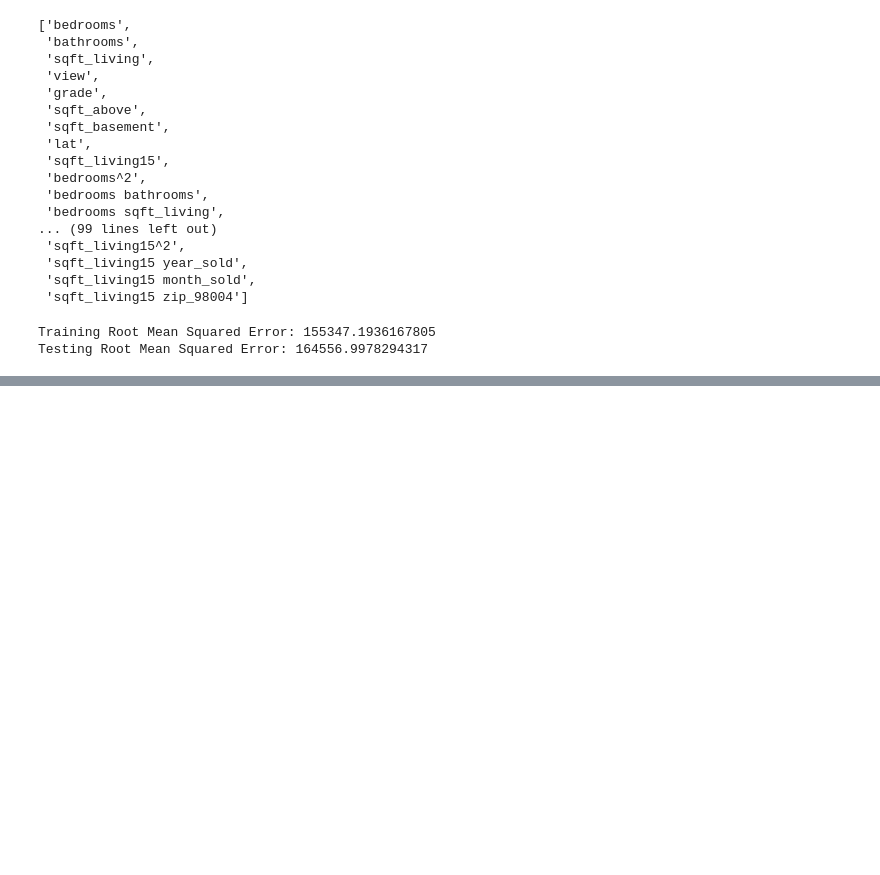
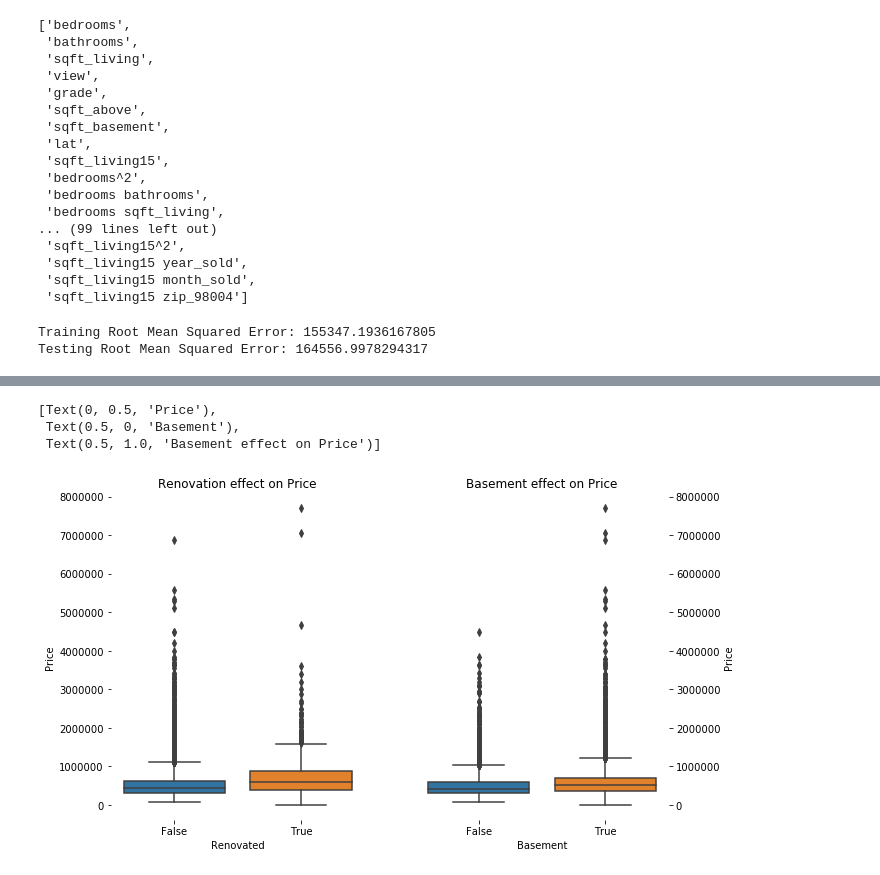
Before and after one commit to Kelvin-Arellano/nyc-mhtn-ds-120720-lectures, a Jupyter notebook: Phase_2/Phase2_project/Predict_holdout.ipynb, the cells around one changed output, grey strips where cells are left out. Drawn from its saved outputs; the diff is of its cells as text; code cells hidden in the pictures; blank space fills up the shorter version.

```diff
--- a/Phase_2/Phase2_project/Predict_holdout.ipynb
+++ b/Phase_2/Phase2_project/Predict_holdout.ipynb
@@ -385,0 +464,21 @@ Testing Root Mean Squared Error: 164556.9978294317
+# %%
+# Boxplots comparing
+#(1) Houses with waterfront to Houses without waterfront
+## Waterfront houses seem to be significantly more expensive
+#(2) Houses with basement to Houses without basements
+## Not a great difference between house with/without basements
+
+f, axes = plt.subplots(1, 2, figsize=(10,6))
+sns.boxplot(x=df.renovated,y=df['price'], ax=axes[0])
+sns.boxplot(x=df.basement,y=df['price'], ax=axes[1])
+sns.despine(left=True, bottom=True)
+axes[0].set(xlabel='Renovated', ylabel='Price', title = "Renovation effect on Price")
+axes[0].yaxis.tick_left()
+axes[1].yaxis.set_label_position("right")
+axes[1].yaxis.tick_right()
+axes[1].set(xlabel='Basement', ylabel='Price', title = "Basement effect on Price")
+# %% [output]
+[Text(0, 0.5, 'Price'),
+ Text(0.5, 0, 'Basement'),
+ Text(0.5, 1.0, 'Basement effect on Price')]
+[figure, added]
```
Also changed, not shown: parts of 35 cells of this notebook.
